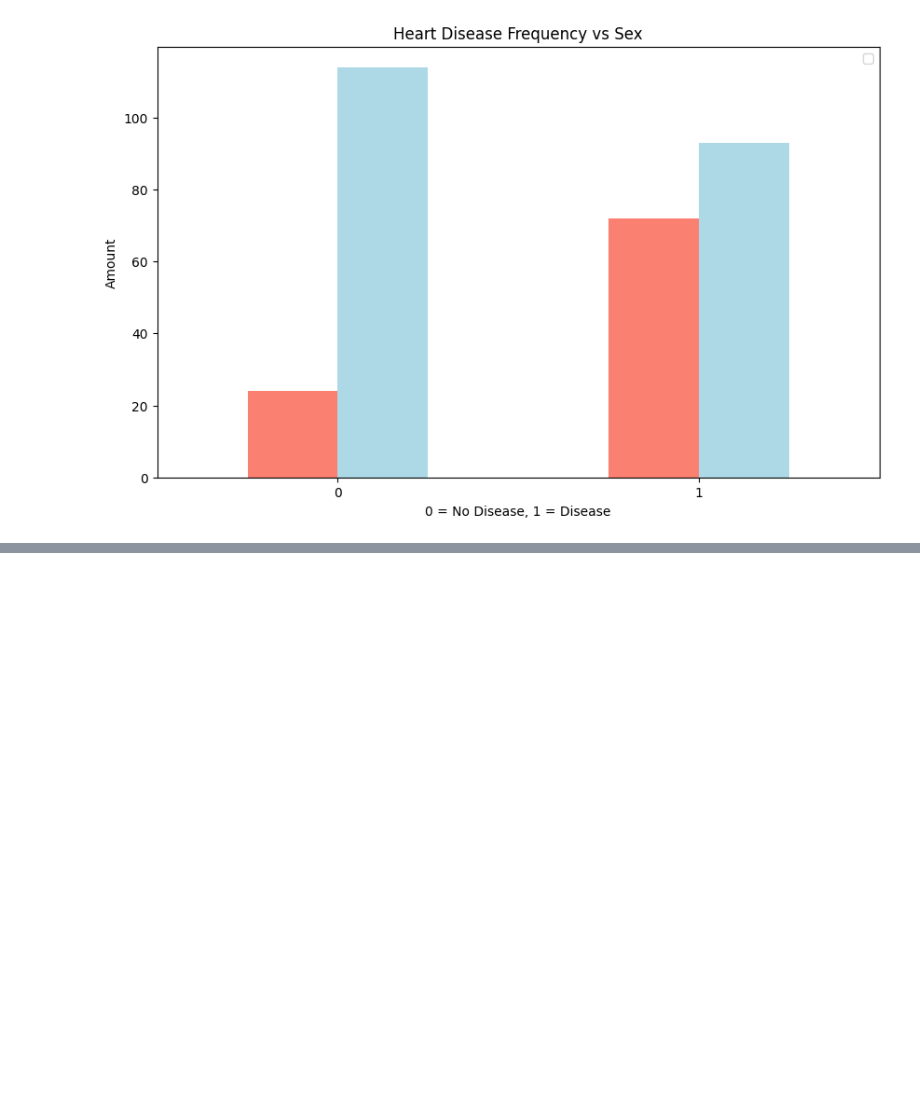
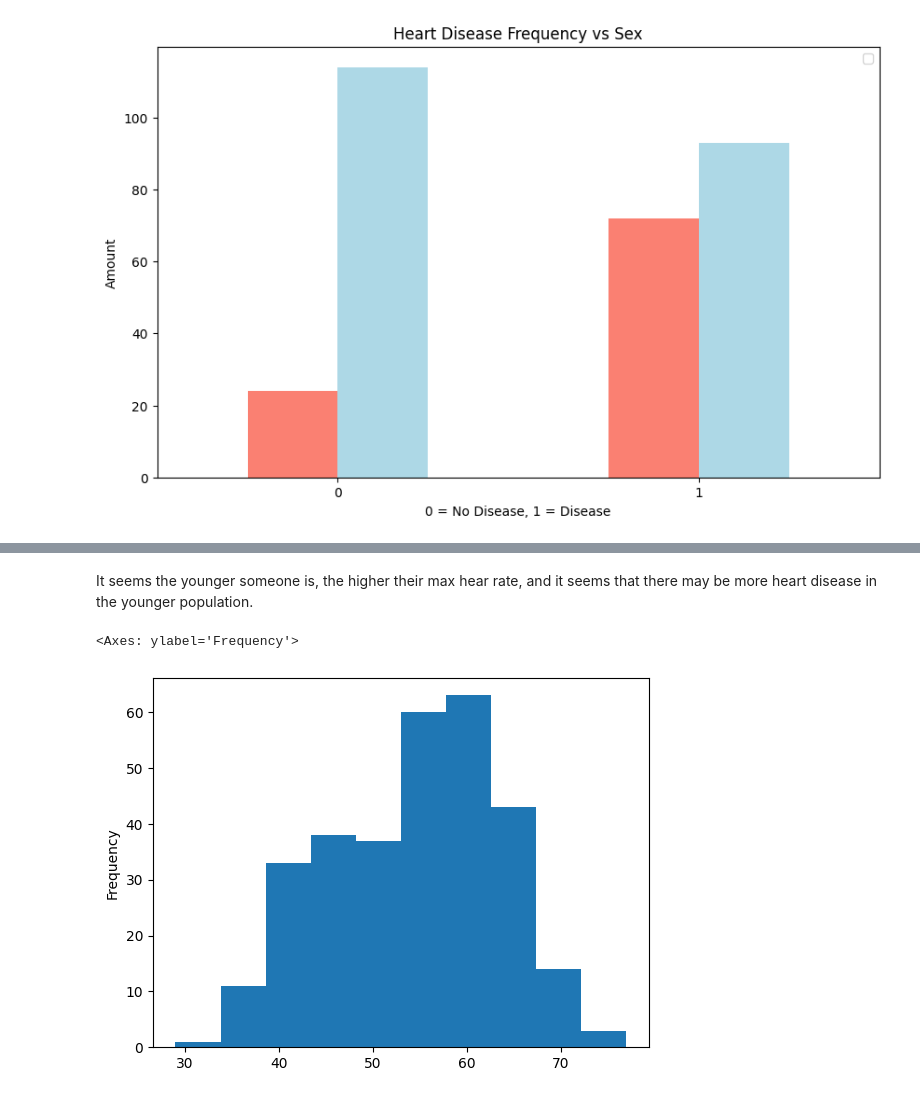
Before and after one commit to Amrovv/heart-disease-ML, a Jupyter notebook: notebooks/01-heart-disease-eda.ipynb, the cells around one changed output, grey strips where cells are left out. Cells and saved outputs as stored; diff of their text form; code cells hidden in the pictures; blank space fills up the shorter version.

```diff
--- a/notebooks/01-heart-disease-eda.ipynb
+++ b/notebooks/01-heart-disease-eda.ipynb
@@ -110,0 +139,8 @@ See: https://matplotlib.org/stable/users/explain/axes/legend_guide.html#controll
+# %% [markdown]
+It seems the younger someone is, the higher their max hear rate, and it seems that there may be more heart disease in the younger population.
+# %%
+# Check age distribtuion
+df.age.plot.hist()
+# %% [output]
+<Axes: ylabel='Frequency'>
+[figure, added]
```
Also changed, not shown: parts of 2 cells of this notebook.
